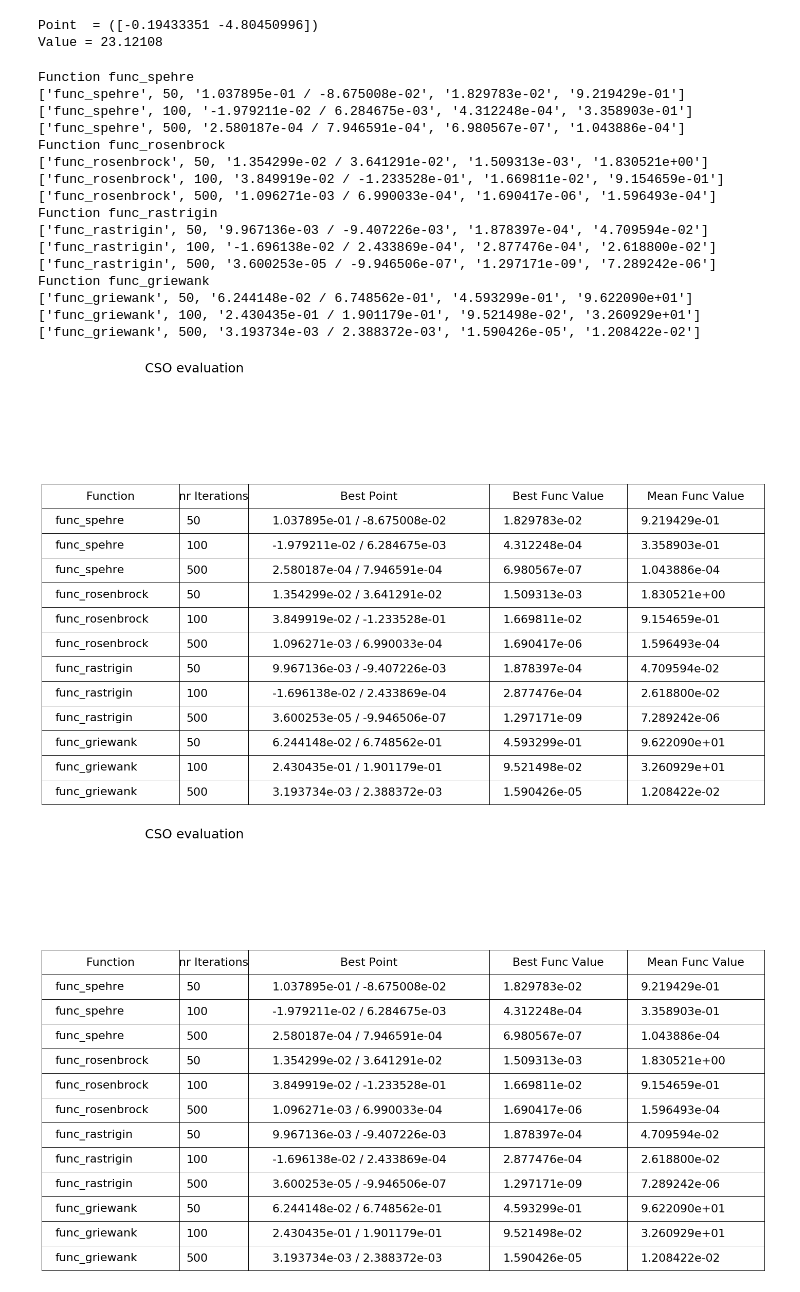
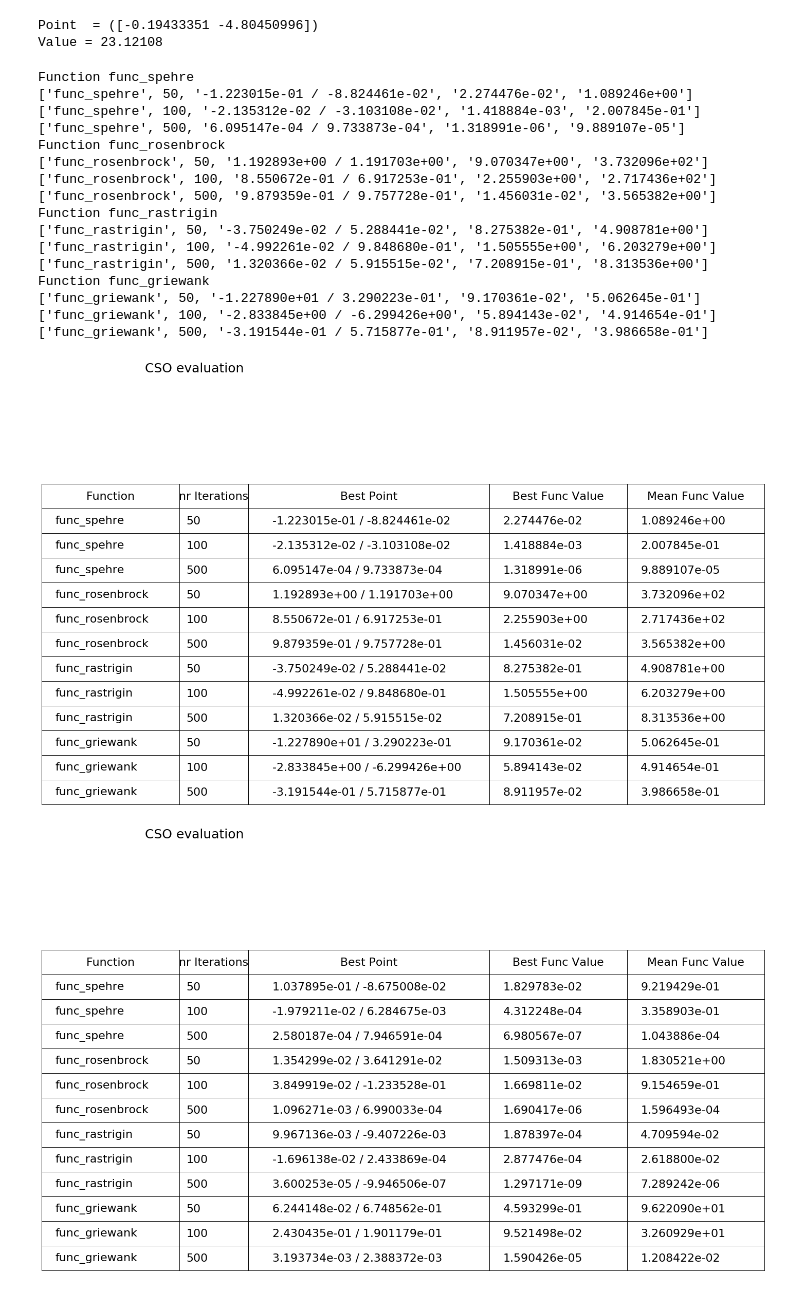
Before and after one commit to AndyTheFactory/SOA, a Jupyter notebook: Homew6/homew6.ipynb, the cells around one changed output. Saved outputs shown, nothing was run; the diff lists cells and outputs as text; code cells hidden in the pictures.

```diff
--- a/Homew6/homew6.ipynb
+++ b/Homew6/homew6.ipynb
@@ -61,47 +61,47 @@ for func in functions:
     columns=('Function', 'nr Iterations', 'Best Point', 'Best Func Value', 'Mean Func Value')
     bb = bounds[func.__name__]
 
 
     for nr in nr_iterations:
         d=[func.__name__, nr]
         best_pos = None
         best_val = None
         vals =[]
 
         for i in range(0,30):
-            bp, bv, _ = Dispatcher(costFunc=func_spehre, nr_dimensions=2, bounds_down=bb['low'], bounds_up=bb['up']).run(nr_iterations=nr)
+            bp, bv, _ = Dispatcher(costFunc=func, nr_dimensions=2, bounds_down=bb['low'], bounds_up=bb['up']).run(nr_iterations=nr)
             vals.append(bv)
             if (best_val is None) or (bv<best_val):
                 best_pos = bp
                 best_val = bv
 
         d.append("%e / %e" % (best_pos[0],best_pos[1]))
         d.append("%e" % best_val)
         d.append("%e" % np.mean(vals))
 
         data.append(d)
         print(d)
 
 plot_table(columns,data,"CSO evaluation")
 print("\n")
 # %% [output]
 Function func_spehre
-['func_spehre', 50, '1.037895e-01 / -8.675008e-02', '1.829783e-02', '9.219429e-01']
-['func_spehre', 100, '-1.979211e-02 / 6.284675e-03', '4.312248e-04', '3.358903e-01']
-['func_spehre', 500, '2.580187e-04 / 7.946591e-04', '6.980567e-07', '1.043886e-04']
+['func_spehre', 50, '-1.223015e-01 / -8.824461e-02', '2.274476e-02', '1.089246e+00']
+['func_spehre', 100, '-2.135312e-02 / -3.103108e-02', '1.418884e-03', '2.007845e-01']
+['func_spehre', 500, '6.095147e-04 / 9.733873e-04', '1.318991e-06', '9.889107e-05']
 Function func_rosenbrock
-['func_rosenbrock', 50, '1.354299e-02 / 3.641291e-02', '1.509313e-03', '1.830521e+00']
-['func_rosenbrock', 100, '3.849919e-02 / -1.233528e-01', '1.669811e-02', '9.154659e-01']
-['func_rosenbrock', 500, '1.096271e-03 / 6.990033e-04', '1.690417e-06', '1.596493e-04']
+['func_rosenbrock', 50, '1.192893e+00 / 1.191703e+00', '9.070347e+00', '3.732096e+02']
+['func_rosenbrock', 100, '8.550672e-01 / 6.917253e-01', '2.255903e+00', '2.717436e+02']
+['func_rosenbrock', 500, '9.879359e-01 / 9.757728e-01', '1.456031e-02', '3.565382e+00']
 Function func_rastrigin
-['func_rastrigin', 50, '9.967136e-03 / -9.407226e-03', '1.878397e-04', '4.709594e-02']
-['func_rastrigin', 100, '-1.696138e-02 / 2.433869e-04', '2.877476e-04', '2.618800e-02']
-['func_rastrigin', 500, '3.600253e-05 / -9.946506e-07', '1.297171e-09', '7.289242e-06']
+['func_rastrigin', 50, '-3.750249e-02 / 5.288441e-02', '8.275382e-01', '4.908781e+00']
+['func_rastrigin', 100, '-4.992261e-02 / 9.848680e-01', '1.505555e+00', '6.203279e+00']
+['func_rastrigin', 500, '1.320366e-02 / 5.915515e-02', '7.208915e-01', '8.313536e+00']
 Function func_griewank
-['func_griewank', 50, '6.244148e-02 / 6.748562e-01', '4.593299e-01', '9.622090e+01']
-['func_griewank', 100, '2.430435e-01 / 1.901179e-01', '9.521498e-02', '3.260929e+01']
-['func_griewank', 500, '3.193734e-03 / 2.388372e-03', '1.590426e-05', '1.208422e-02']
+['func_griewank', 50, '-1.227890e+01 / 3.290223e-01', '9.170361e-02', '5.062645e-01']
+['func_griewank', 100, '-2.833845e+00 / -6.299426e+00', '5.894143e-02', '4.914654e-01']
+['func_griewank', 500, '-3.191544e-01 / 5.715877e-01', '8.911957e-02', '3.986658e-01']
-[figure, old version]
+[figure, new version]
 # %%
 plot_table(columns,data,"CSO evaluation")
 # %% [output]
```
Also changed, not shown: 1 other file.
